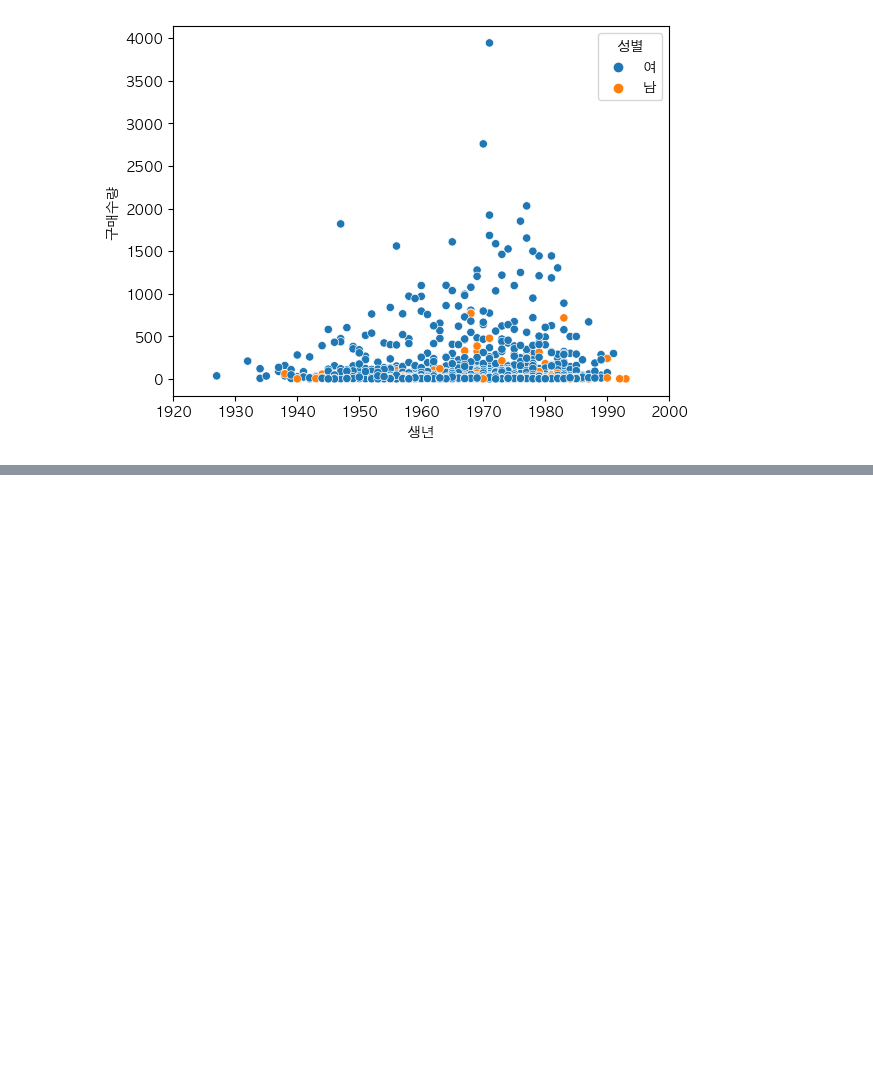
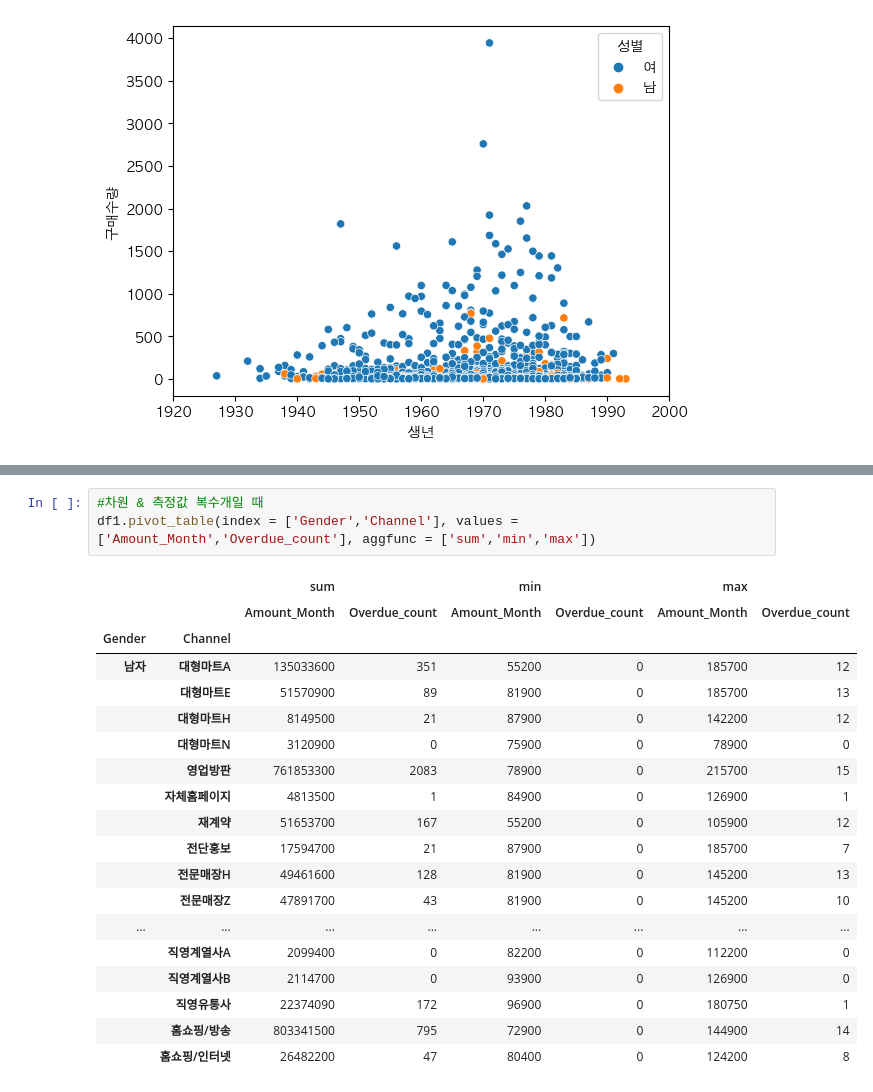
Before and after one commit to JongJunLim/Python, a Jupyter notebook: Pandas_Exercise.ipynb, the cells around one changed output, grey strips where cells are left out. Drawn from its saved outputs; the diff is of its cells as text; blank space fills up the shorter version.

```diff
--- a/Pandas_Exercise.ipynb
+++ b/Pandas_Exercise.ipynb
@@ -1474,0 +1552,23 @@ sns.scatterplot(data = df10, x = '생년', y = '구매수량', hue = '성별')
+# %%
+#차원 & 측정값 복수개일 때
+df1.pivot_table(index = ['Gender','Channel'], values = ['Amount_Month','Overdue_count'], aggfunc = ['sum','min','max'])
+# %% [output]
+|  |  | sum |  | min |  | max |  |
+|  |  | Amount_Month | Overdue_count | Amount_Month | Overdue_count | Amount_Month | Overdue_count |
+| Gender | Channel |  |  |  |  |  |  |
+| 남자 | 대형마트A | 135033600 | 351 | 55200 | 0 | 185700 | 12 |
+|  | 대형마트E | 51570900 | 89 | 81900 | 0 | 185700 | 13 |
+|  | 대형마트H | 8149500 | 21 | 87900 | 0 | 142200 | 12 |
+|  | 대형마트N | 3120900 | 0 | 75900 | 0 | 78900 | 0 |
+|  | 영업방판 | 761853300 | 2083 | 78900 | 0 | 215700 | 15 |
+|  | 자체홈페이지 | 4813500 | 1 | 84900 | 0 | 126900 | 1 |
+|  | 재계약 | 51653700 | 167 | 55200 | 0 | 105900 | 12 |
+|  | 전단홍보 | 17594700 | 21 | 87900 | 0 | 185700 | 7 |
+|  | 전문매장H | 49461600 | 128 | 81900 | 0 | 145200 | 13 |
+|  | 전문매장Z | 47891700 | 43 | 81900 | 0 | 145200 | 10 |
+| ... | ... | ... | ... | ... | ... | ... | ... |
+|  | 직영계열사A | 2099400 | 0 | 82200 | 0 | 112200 | 0 |
+|  | 직영계열사B | 2114700 | 0 | 93900 | 0 | 126900 | 0 |
+|  | 직영유통사 | 22374090 | 172 | 96900 | 0 | 180750 | 1 |
+|  | 홈쇼핑/방송 | 803341500 | 795 | 72900 | 0 | 144900 | 14 |
+|  | 홈쇼핑/인터넷 | 26482200 | 47 | 80400 | 0 | 124200 | 8 |
```
Also changed, not shown: parts of 32 cells of this notebook.
